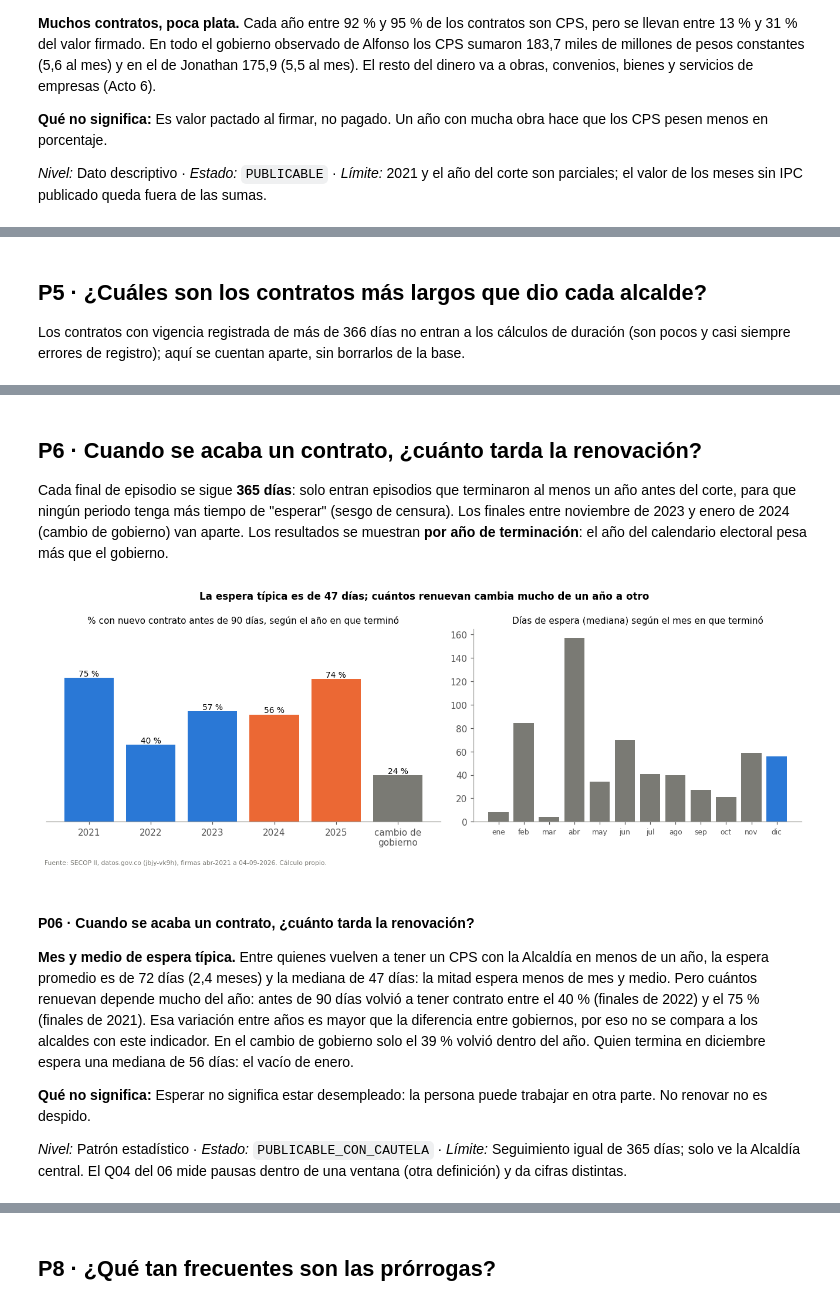
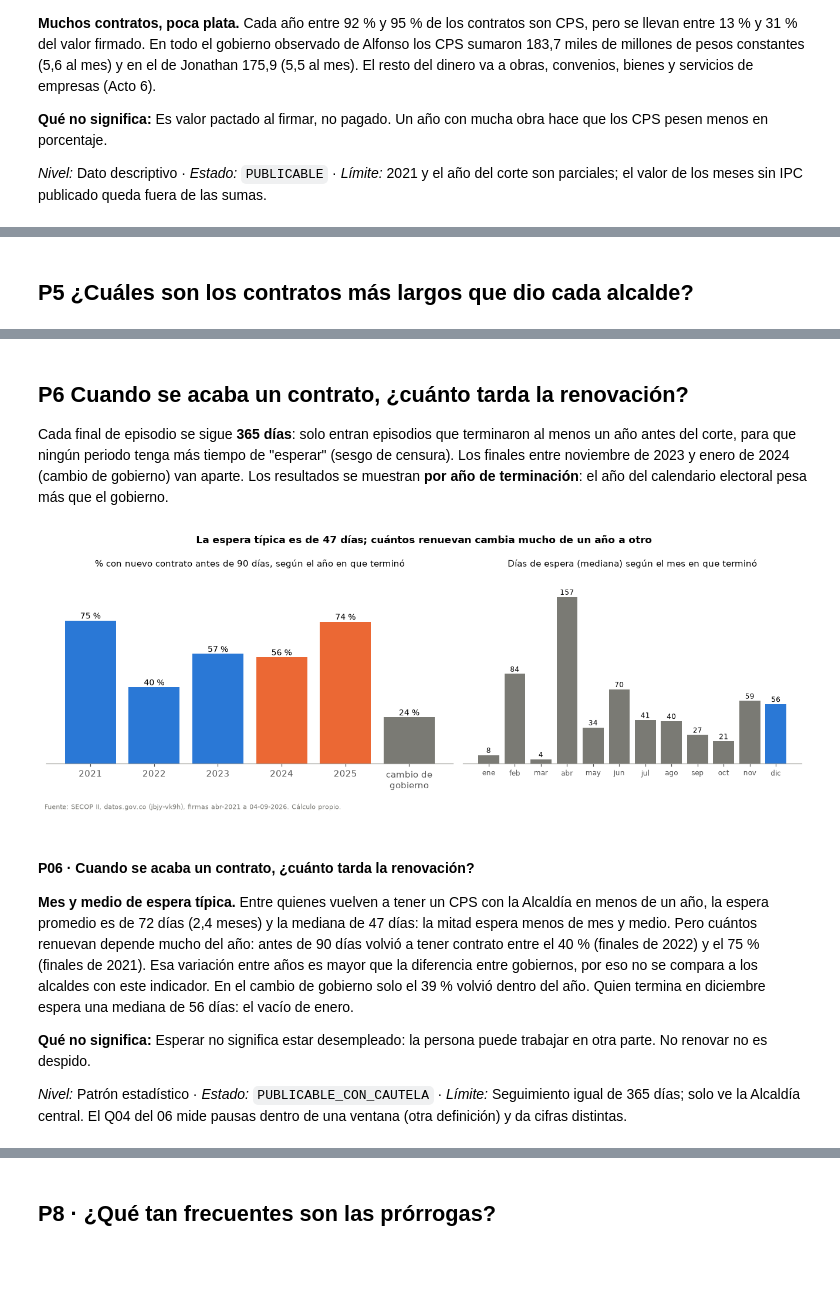
Before and after one commit to layapemar/PROYECTO-SECOP_BARRANCABERMEJA, a Jupyter notebook: notebooks/07_HISTORIA_CIUDADANA.ipynb, the cells around one changed output, grey strips where cells are left out. Drawn from its saved outputs; the diff is of its cells as text; code cells hidden in the pictures; blank space fills up the shorter version.

```diff
--- a/notebooks/07_HISTORIA_CIUDADANA.ipynb
+++ b/notebooks/07_HISTORIA_CIUDADANA.ipynb
@@ -594,9 +606,7 @@ t_p4.round(1)
 | 2 | 2024 | Jonathan Vásquez | 2663 | 4.0 | 5.1 | 1009 | ... |
 | 3 | 2025 | Jonathan Vásquez | 3233 | 4.0 | 5.0 | 1126 | ... |
 # %% [markdown]
-## P5 · ¿Cuáles son los contratos más largos que dio cada alcalde?
-Los contratos con vigencia registrada de más de 366 días no entran a los cálculos de duración (son pocos y casi siempre
-errores de registro); aquí se cuentan aparte, sin borrarlos de la base.
+## P5  ¿Cuáles son los contratos más largos que dio cada alcalde?
 # %%
 filas = []
 for _, v in VENTANAS.iterrows():
@@ -665,7 +675,7 @@ t_p5.round(1)
 | 2 | Año 3 del mandato (ene–ago) | Alfonso Eljach | 10.4 | 4 | 4 | 0 | ... |
 | 3 | Año 3 del mandato (ene–ago) | Jonathan Vásquez | 10.6 | 12 | 10 | 0 | ... |
 # %% [markdown]
-## P6 · Cuando se acaba un contrato, ¿cuánto tarda la renovación?
+## P6 Cuando se acaba un contrato, ¿cuánto tarda la renovación?
 Cada final de episodio se sigue **365 días**: solo entran episodios que terminaron al menos un año antes del corte, para que ningún
 periodo tenga más tiempo de "esperar" (sesgo de censura). Los finales entre noviembre de 2023 y enero de 2024 (cambio de gobierno)
 van aparte. Los resultados se muestran **por año de terminación**: el año del calendario electoral pesa más que el gobierno.
@@ -711,34 +721,39 @@ ax[0].set_ylim(0, 100)
 ax[0].set_yticks([])
 ax[0].spines["left"].set_visible(False)
 ax[0].set_title("% con nuevo contrato antes de 90 días, según el año en que terminó", fontsize=10)
 ax[1].bar(t_p6b["mes_fin"], t_p6b["median"], color=GRIS)
 ax[1].bar(12, float(t_p6b.loc[t_p6b["mes_fin"].eq(12), "median"].iloc[0]), color=AZUL)
+for m, v in zip(t_p6b["mes_fin"], t_p6b["median"]):
+    ax[1].text(m, v + 2, f"{v:.0f}", ha="center", fontsize=8)
+ax[1].set_ylim(0, t_p6b["median"].max() * 1.15)
 ax[1].set_xticks(range(1, 13), MESES_ES, fontsize=8)
+ax[1].set_yticks([])
+ax[1].spines["left"].set_visible(False)
 ax[1].set_title("Días de espera (mediana) según el mes en que terminó", fontsize=10)
 fig.suptitle(es(f"La espera típica es de {tot6['mediana_dias_espera']:.0f} días; cuántos renuevan cambia mucho de un año a otro"),
              fontweight="bold", fontsize=11)
 g_p6 = guardar_fig(fig, "a2_tiempo_de_renovacion.png")
 
 r90 = p6.loc[anios_fin, "pct_renueva_90_dias"]
 insight("P06", "Acto 2 · La vida de un contratista", "Cuando se acaba un contrato, ¿cuánto tarda la renovación?",
         "Mes y medio de espera típica",
         f"Entre quienes vuelven a tener un CPS con la Alcaldía en menos de un año, la espera promedio es de {tot6['promedio_dias_espera']:.0f} días "
         f"({tot6['promedio_meses_espera']:.1f} meses) y la mediana de {tot6['mediana_dias_espera']:.0f} días: la mitad espera menos de mes y medio. "
         f"Pero cuántos renuevan depende mucho del año: antes de 90 días volvió a tener contrato entre el {r90.min():.0f} % (finales de "
         f"{r90.idxmin()}) y el {r90.max():.0f} % (finales de {r90.idxmax()}). Esa variación entre años es mayor que la diferencia entre "
         f"gobiernos, por eso no se compara a los alcaldes con este indicador. En el cambio de gobierno solo el "
         f"{p6.loc['Cambio de gobierno (nov-23 a ene-24)', 'pct_renueva_365_dias']:.0f} % volvió dentro del año. Quien termina en diciembre espera "
         f"una mediana de {t_p6b.loc[t_p6b['mes_fin'].eq(12), 'median'].iloc[0]:.0f} días: el vacío de enero.",
         "Esperar no significa estar desempleado: la persona puede trabajar en otra parte. No renovar no es despido.",
         "Patrón estadístico", "PUBLICABLE_CON_CAUTELA", "Episodios de CPS de la Alcaldía central terminados al menos 365 días antes del corte",
         f"Seguimiento igual de {SEG} días; solo ve la Alcaldía central. El Q04 del 06 mide pausas dentro de una ventana (otra definición) y da "
         "cifras distintas.",
         pd.concat([t_p6.loc[~t_p6["grupo"].isin([A, J])],  # sin filas por gobierno: esa comparación no se publica
                    t_p6b.rename(columns={"count": "renovaciones", "mean": "promedio_dias", "median": "mediana_dias"})], ignore_index=True),
         g_p6, cifra=f"espera mediana {tot6['mediana_dias_espera']:.0f} días; promedio {tot6['promedio_meses_espera']:.1f} meses")
 t_p6.loc[~t_p6["grupo"].isin([A, J])].round(1)
 # %% [output]
-[figure, old version]
+[figure, new version]
 #### P06 · Cuando se acaba un contrato, ¿cuánto tarda la renovación?
 
 **Mes y medio de espera típica.** Entre quienes vuelven a tener un CPS con la Alcaldía en menos de un año, la espera promedio es de 72 días (2,4 meses) y la mediana de 47 días: la mitad espera menos de mes y medio. Pero cuántos renuevan depende mucho del año: antes de 90 días volvió a tener contrato entre el 40 % (finales de 2022) y el 75 % (finales de 2021). Esa variación entre años es mayor que la diferencia entre gobiernos, por eso no se compara a los alcaldes con este indicador. En el cambio de gobierno solo el 39 % volvió dentro del año. Quien termina en diciembre espera una mediana de 56 días: el vacío de enero.
```
Also changed, not shown: parts of 41 cells of this notebook, 34 other files.
